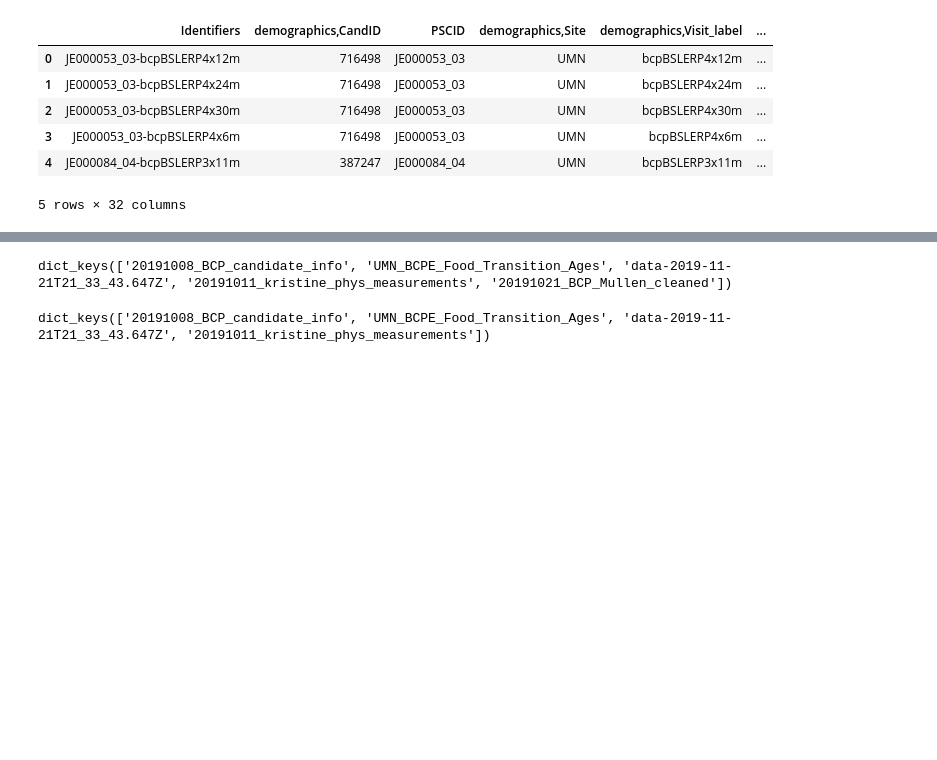
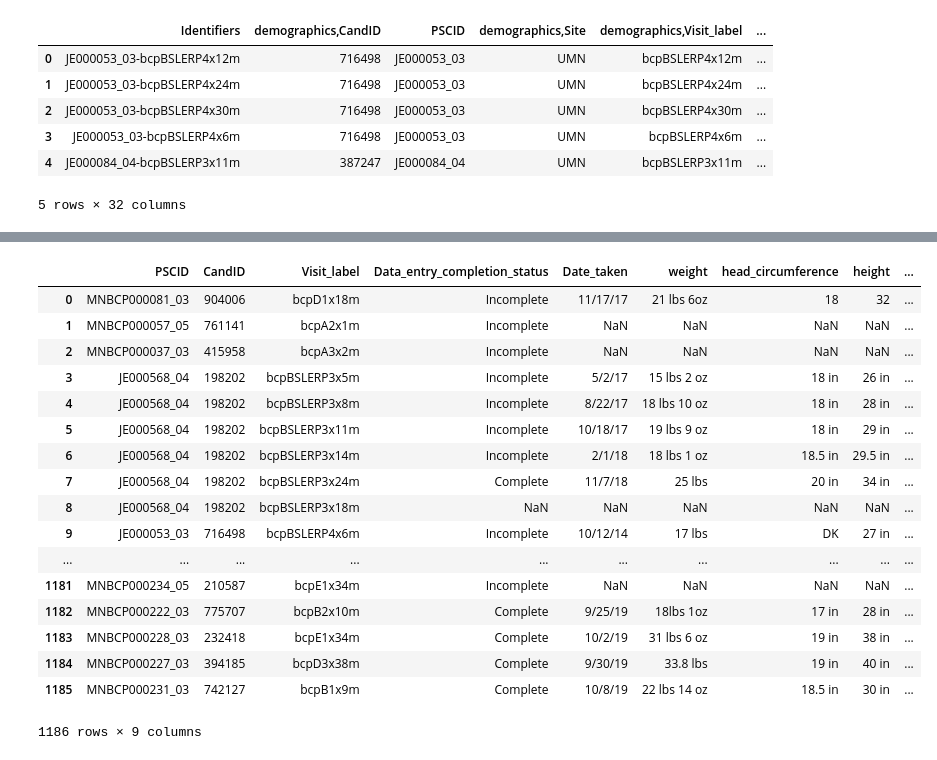
Before and after one commit to niblunc/BCP, a Jupyter notebook: data_check.ipynb, the cells around one changed output, grey strips where cells are left out. Saved outputs shown, nothing was run; the diff lists cells and outputs as text; code cells hidden in the pictures; blank space fills up the shorter version.

```diff
--- a/data_check.ipynb
+++ b/data_check.ipynb
@@ -135,13 +130,6 @@ Use and concat the following:
 # %%
 vars_int = {'20191008_BCP_candidate_info':
             ["PSCID","CandID","Gender","DoB","EDC","SubprojectID","ProjectID","CenterID"],
-           'UMN_BCPE_Food_Transition_Ages':
-            ['SS-ID', 'Elab ID', 'Study', 'Feeding \nPractice \n(First 4 months)','Any \nBreastmilk?', 'Started Any Formula (Months old) NA - No Formula',
-             'Started Any Formula\n(Date) Only recorded if specifically noted by parent','Started Regular\nFormula \n(Months old) \nNA - No Formula',
-              'Started Regular\nFormula \n(Date) Only recorded if specifically noted by parent','Ended Formula\n(Months old)\nNA - No Formula',
-              'Ended Formula\n(Date) Only recorded if specifically noted by parent','Started Solids\n(Months old)',
-             'Started Solids\n(Date) Only recorded if specifically noted by parent', 'Ended Breastmilk\n(Months old)',
-              'Ended Breastmilk\n(Date) Only recorded if specifically noted by parent','Breastmilk:Formula ratio'],
            'data-2019-11-21T21_33_43.647Z':
             ["Identifiers","child_feeding_practice-Window_Difference","child_feeding_practice-age_any_formula","child_feeding_practice-age_any_formula_status","child_feeding_practice-age_fed","child_feeding_practice-age_fed_dropdown",
              "child_feeding_practice-age_fed_status","child_feeding_practice-age_regular_formula","child_feeding_practice-age_regular_formula_status","child_feeding_practice-age_stop","child_feeding_practice-age_stop_dropdown","child_feeding_practice-age_stop_formula",
@@ -195,5 +161,3 @@ subdata_dict['data-2019-11-21T21_33_43.647Z']
-# %%
-subdata_dict['UMN_BCPE_Food_Transition_Ages'] = subdata_dict['UMN_BCPE_Food_Transition_Ages'].rename(columns={'SS-ID': 'PSCID'})
 # %%
 subdata_dict['20191021_BCP_Mullen_cleaned'] = subdata_dict['20191021_BCP_Mullen_cleaned'].rename(columns={'demographics,PSCID': 'PSCID'})
 # %%
@@ -264,4 +217,4 @@ subdata_dict['20191021_BCP_Mullen_cleaned'].head()
 | 4 | JE000084_04-bcpBSLERP3x11m | 387247 | JE000084_04 | UMN | bcpBSLERP3x11m | ... |
 5 rows × 32 columns
 # %%
-subdata_dict['data-2019-11-21T21_33_43.647Z']=subdata_dict['data-2019-11-21T21_33_43.647Z'].merge(subdata_dict['20191021_BCP_Mullen_cleaned'], on='Identifiers')
+test=subdata_dict['data-2019-11-21T21_33_43.647Z'].merge(subdata_dict['20191021_BCP_Mullen_cleaned'], on=['Identifiers','PSCID'])
@@ -278,4 +270,23 @@ subdata_dict['data-2019-11-21T21_33_43.647Z'].head()
+# %%
+subdata_dict['20191011_kristine_phys_measurements']['Identifiers_visit']=subdata_dict['20191011_kristine_phys_measurements'].Visit_label.str.split('x').str[-1].str.split('m').str[0]
 # %%
-subdata_dict.keys()
+subdata_dict['20191011_kristine_phys_measurements']
 # %% [output]
+|  | PSCID | CandID | Visit_label | Data_entry_completion_status | Date_taken | weight | head_circumference | height | ... |
+| 0 | MNBCP000081_03 | 904006 | bcpD1x18m | Incomplete | 11/17/17 | 21 lbs 6oz | 18 | 32 | ... |
+| 1 | MNBCP000057_05 | 761141 | bcpA2x1m | Incomplete | NaN | NaN | NaN | NaN | ... |
+| 2 | MNBCP000037_03 | 415958 | bcpA3x2m | Incomplete | NaN | NaN | NaN | NaN | ... |
+| 3 | JE000568_04 | 198202 | bcpBSLERP3x5m | Incomplete | 5/2/17 | 15 lbs 2 oz | 18 in | 26 in | ... |
+| 4 | JE000568_04 | 198202 | bcpBSLERP3x8m | Incomplete | 8/22/17 | 18 lbs 10 oz | 18 in | 28 in | ... |
+| 5 | JE000568_04 | 198202 | bcpBSLERP3x11m | Incomplete | 10/18/17 | 19 lbs 9 oz | 18 in | 29 in | ... |
+| 6 | JE000568_04 | 198202 | bcpBSLERP3x14m | Incomplete | 2/1/18 | 18 lbs 1 oz | 18.5 in | 29.5 in | ... |
+| 7 | JE000568_04 | 198202 | bcpBSLERP3x24m | Complete | 11/7/18 | 25 lbs | 20 in | 34 in | ... |
+| 8 | JE000568_04 | 198202 | bcpBSLERP3x18m | NaN | NaN | NaN | NaN | NaN | ... |
+| 9 | JE000053_03 | 716498 | bcpBSLERP4x6m | Incomplete | 10/12/14 | 17 lbs | DK | 27 in | ... |
+| ... | ... | ... | ... | ... | ... | ... | ... | ... | ... |
+| 1181 | MNBCP000234_05 | 210587 | bcpE1x34m | Incomplete | NaN | NaN | NaN | NaN | ... |
+| 1182 | MNBCP000222_03 | 775707 | bcpB2x10m | Complete | 9/25/19 | 18lbs 1oz | 17 in | 28 in | ... |
+| 1183 | MNBCP000228_03 | 232418 | bcpE1x34m | Complete | 10/2/19 | 31 lbs 6 oz | 19 in | 38 in | ... |
+| 1184 | MNBCP000227_03 | 394185 | bcpD3x38m | Complete | 9/30/19 | 33.8 lbs | 19 in | 40 in | ... |
+| 1185 | MNBCP000231_03 | 742127 | bcpB1x9m | Complete | 10/8/19 | 22 lbs 14 oz | 18.5 in | 30 in | ... |
-dict_keys(['20191008_BCP_candidate_info', 'UMN_BCPE_Food_Transition_Ages', 'data-2019-11-21T21_33_43.647Z', '20191011_kristine_phys_measurements', '20191021_BCP_Mullen_cleaned'])
+1186 rows × 9 columns
@@ -284,4 +292,0 @@ del subdata_dict['20191021_BCP_Mullen_cleaned']
-# %%
-subdata_dict.keys()
-# %% [output]
-dict_keys(['20191008_BCP_candidate_info', 'UMN_BCPE_Food_Transition_Ages', 'data-2019-11-21T21_33_43.647Z', '20191011_kristine_phys_measurements'])
```
Also changed, not shown: parts of 29 cells of this notebook.
